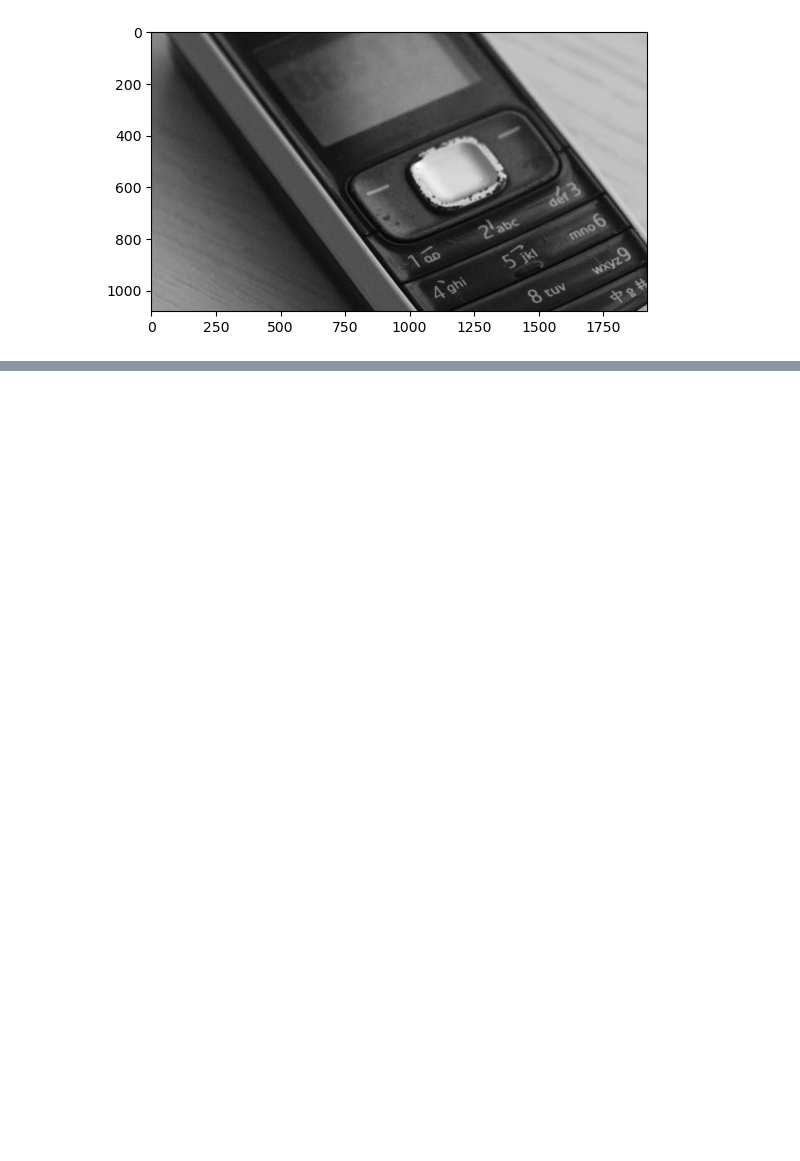
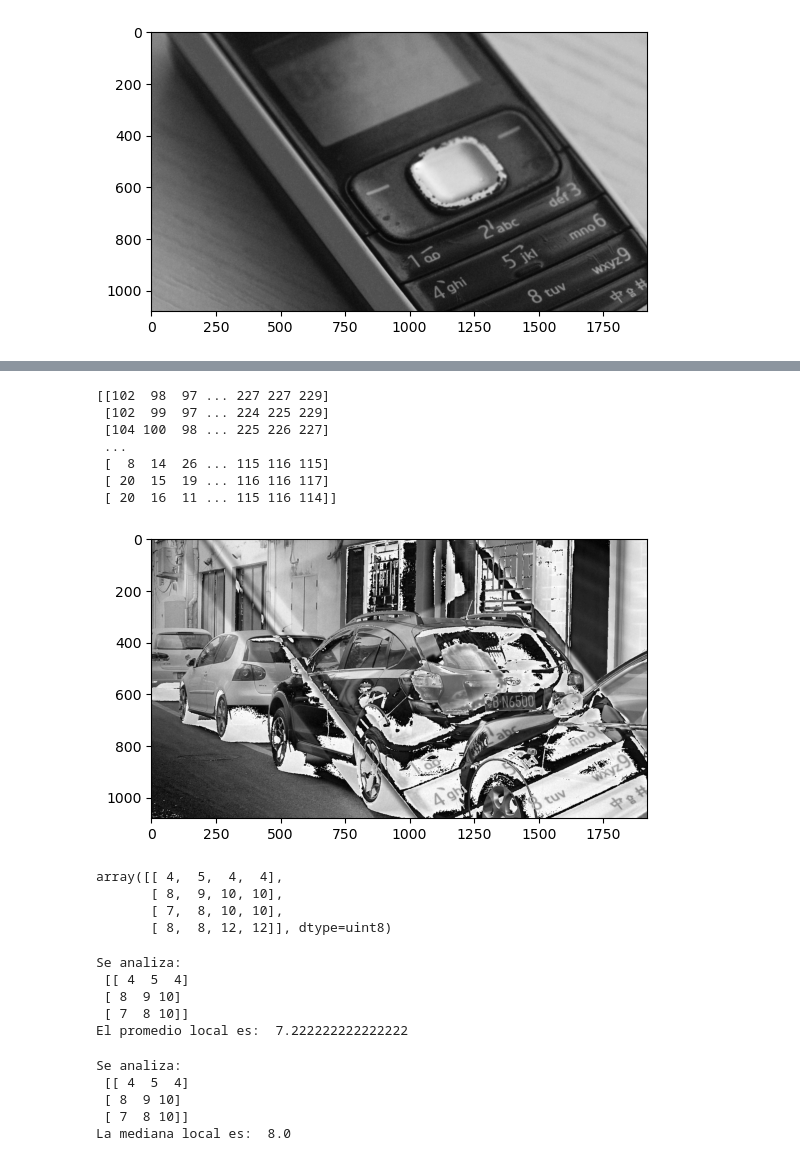
Before and after one commit to claudiodanielpc/imagenes, a Jupyter notebook: U2_1A_Claudio_Pacheco.ipynb, the cells around one changed output, grey strips where cells are left out. Saved outputs shown, nothing was run; the diff lists cells and outputs as text; code cells hidden in the pictures; blank space fills up the shorter version.

```diff
--- a/U2_1A_Claudio_Pacheco.ipynb
+++ b/U2_1A_Claudio_Pacheco.ipynb
@@ -54,0 +141,26 @@ plt.imshow(resta, cmap='gray')
+# %%
+resta=np.subtract(imagen1,imagen2)
+plt.imshow(resta, cmap='gray')
+#Mostrar matriz de la imagen
+print(resta)
+# %% [output]
+[[102  98  97 ... 227 227 229]
+ [102  99  97 ... 224 225 229]
+ [104 100  98 ... 225 226 227]
+ ...
+ [  8  14  26 ... 115 116 115]
+ [ 20  15  19 ... 116 116 117]
+ [ 20  16  11 ... 115 116 114]]
+[figure, added]
+# %%
+#Crear funciones
+im = np.array([[4, 5, 4, 4],
+                          [8, 9, 10, 10],
+                          [7, 8, 10, 10],
+                          [8, 8, 12, 12]], dtype=np.uint8)
+im
+# %% [output]
+array([[ 4,  5,  4,  4],
+       [ 8,  9, 10, 10],
+       [ 7,  8, 10, 10],
+       [ 8,  8, 12, 12]], dtype=uint8)
@@ -54,0 +176,8 @@ plt.imshow(resta, cmap='gray')
+# %%
+promedio_local(im,1,1,1)
+# %% [output]
+Se analiza:
+ [[ 4  5  4]
+ [ 8  9 10]
+ [ 7  8 10]]
+El promedio local es:  7.222222222222222
@@ -54,0 +193,8 @@ plt.imshow(resta, cmap='gray')
+# %%
+mediana_local(im,1,1,1)
+# %% [output]
+Se analiza:
+ [[ 4  5  4]
+ [ 8  9 10]
+ [ 7  8 10]]
+La mediana local es:  8.0
```
Also changed, not shown: parts of 11 cells of this notebook.
